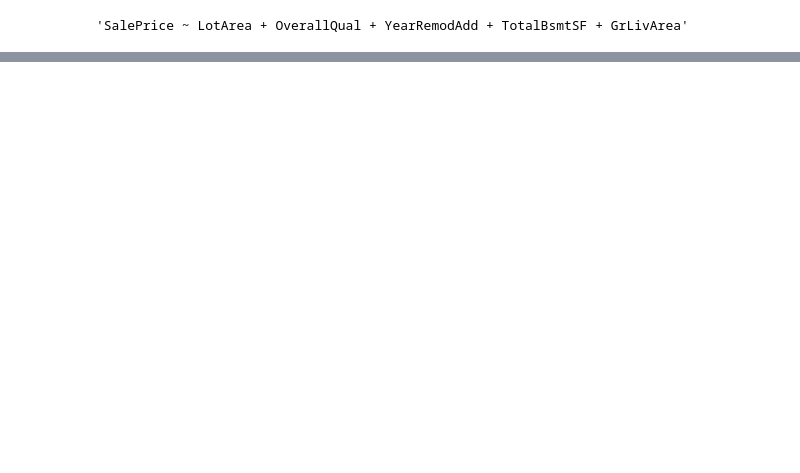
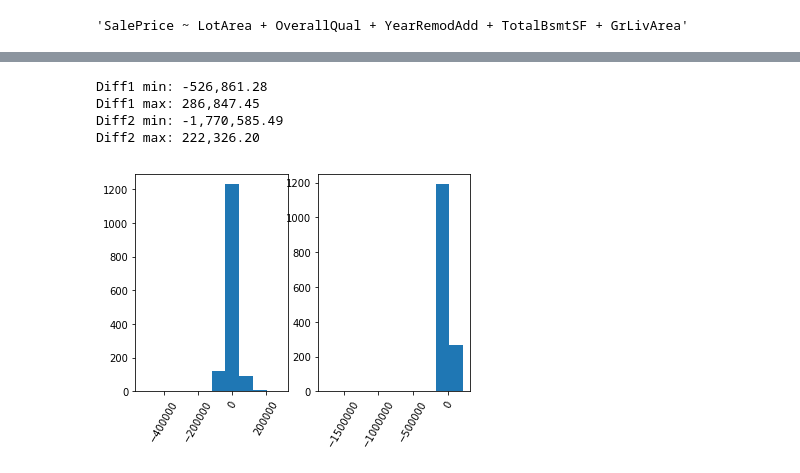
Before and after one commit to jamielynethorpe/Group-6-Project-1, a Jupyter notebook: Testing_CMH/Project1_rough_draft.ipynb, the cells around one changed output, grey strips where cells are left out. Saved outputs shown, nothing was run; the diff lists cells and outputs as text; code cells hidden in the pictures; blank space fills up the shorter version.

```diff
--- a/Testing_CMH/Project1_rough_draft.ipynb
+++ b/Testing_CMH/Project1_rough_draft.ipynb
@@ -336,0 +348,13 @@ GrLivArea        0.0002      1e-05     24.038      0.000       0.000       0.000
+# %%
+# Create formula (form1) for use in linear models
+a = data.columns[4]
+b = data.columns[17]
+c = data.columns[20]
+d = data.columns[38]
+e = data.columns[46]
+f = data.columns[18]
+g = data.columns[19]
+
+form1 = "SalePrice ~ " + a + " + " +  b + " + " + c + " + " + d + " + " + e + " + " + f
+form2 = "ln_SalePrice ~ " + a + " + " +  b + " + " + c + " + " + d + " + " + e + " + " + f
+form2
@@ -336,0 +363,6 @@ GrLivArea        0.0002      1e-05     24.038      0.000       0.000       0.000
+# %%
+# GLM consistent with Ordinary least squares
+model_ols = glm(formula = form1, data = data, family = sm.families.Gaussian()).fit()
+print(model_ols.summary())
+model_ols_ln = glm(formula = form2, data = data, family = sm.families.Gaussian()).fit()
+print(model_ols_ln.summary())
@@ -336,0 +387,23 @@ GrLivArea        0.0002      1e-05     24.038      0.000       0.000       0.000
+# %%
+data["Pred1"] = model_ols.predict()
+data["Diff1"] = data["SalePrice"] - data["Pred1"]
+data["Pred2"] = np.exp(model_ols_ln.predict())
+data["Diff2"] = data["SalePrice"] - data["Pred2"]
+print("Diff1 min: " + "{:,.2f}".format(data["Diff1"].min()))
+print("Diff1 max: " + "{:,.2f}".format(data["Diff1"].max()))
+print("Diff2 min: " + "{:,.2f}".format(data["Diff2"].min()))
+print("Diff2 max: " + "{:,.2f}".format(data["Diff2"].max()))
+
+plt.subplot(1,2,1)
+plt.hist(data["Diff1"])
+plt.xticks(rotation = 60)
+plt.subplot(1,2,2)
+plt.hist(data["Diff2"])
+plt.xticks(rotation = 60)
+plt.show()
+# %% [output]
+Diff1 min: -526,861.28
+Diff1 max: 286,847.45
+Diff2 min: -1,770,585.49
+Diff2 max: 222,326.20
+[figure, added]
```
Also changed, not shown: parts of 11 cells of this notebook.
